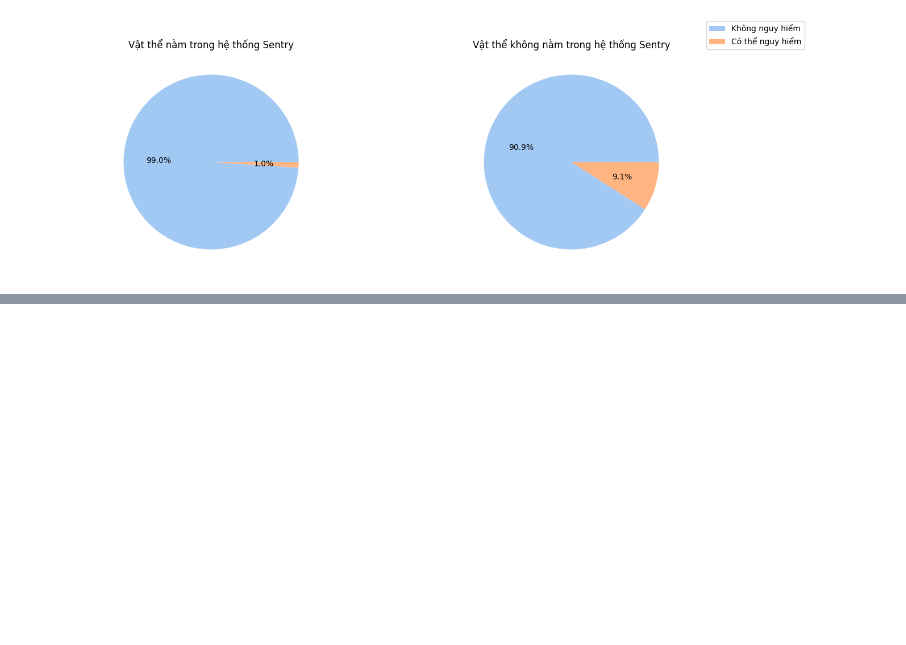
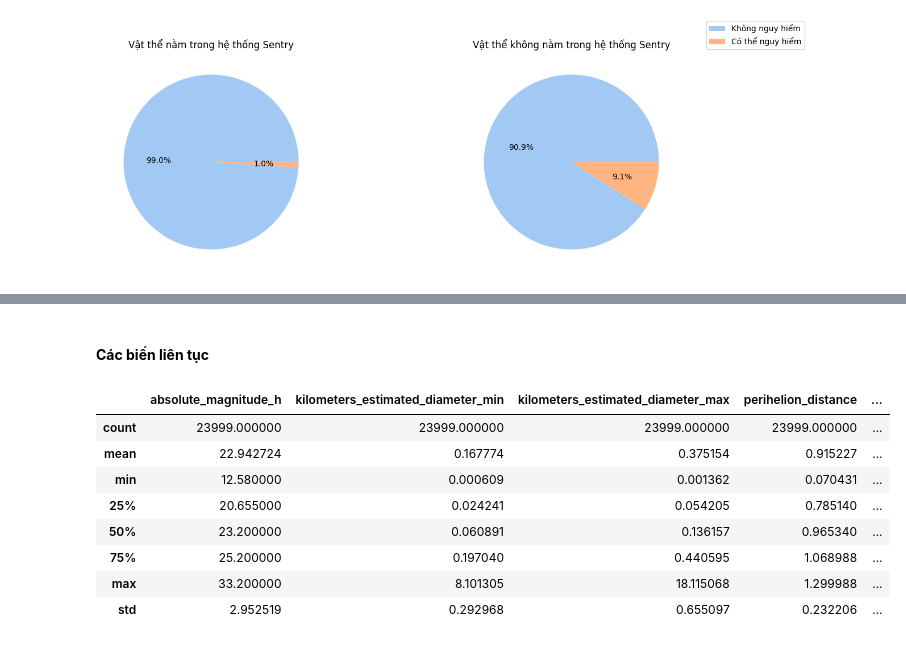
Before and after one commit to nhocratac/IE224-NEO, a Jupyter notebook: CodeTongHop_DoAn_DungXoa.ipynb, the cells around one changed output, grey strips where cells are left out. Saved outputs shown, nothing was run; the diff lists cells and outputs as text; code cells hidden in the pictures; blank space fills up the shorter version.

```diff
--- a/CodeTongHop_DoAn_DungXoa.ipynb
+++ b/CodeTongHop_DoAn_DungXoa.ipynb
@@ -515,0 +539,16 @@ plt.show()
+# %% [markdown]
+#### **Các biến liên tục**
+# %%
+numeric_col = df.select_dtypes(include=['float64', 'int64', 'datetime64[ns]']).columns
+numeric_col = numeric_col.drop('id') # Loại bỏ cột id
+df[numeric_col].describe(include='all')
+# %% [output]
+|  | absolute_magnitude_h | kilometers_estimated_diameter_min | kilometers_estimated_diameter_max | perihelion_distance | ... |
+| count | 23999.000000 | 23999.000000 | 23999.000000 | 23999.000000 | ... |
+| mean | 22.942724 | 0.167774 | 0.375154 | 0.915227 | ... |
+| min | 12.580000 | 0.000609 | 0.001362 | 0.070431 | ... |
+| 25% | 20.655000 | 0.024241 | 0.054205 | 0.785140 | ... |
+| 50% | 23.200000 | 0.060891 | 0.136157 | 0.965340 | ... |
+| 75% | 25.200000 | 0.197040 | 0.440595 | 1.068988 | ... |
+| max | 33.200000 | 8.101305 | 18.115068 | 1.299988 | ... |
+| std | 2.952519 | 0.292968 | 0.655097 | 0.232206 | ... |
```
Also changed, not shown: parts of 8 cells of this notebook.
